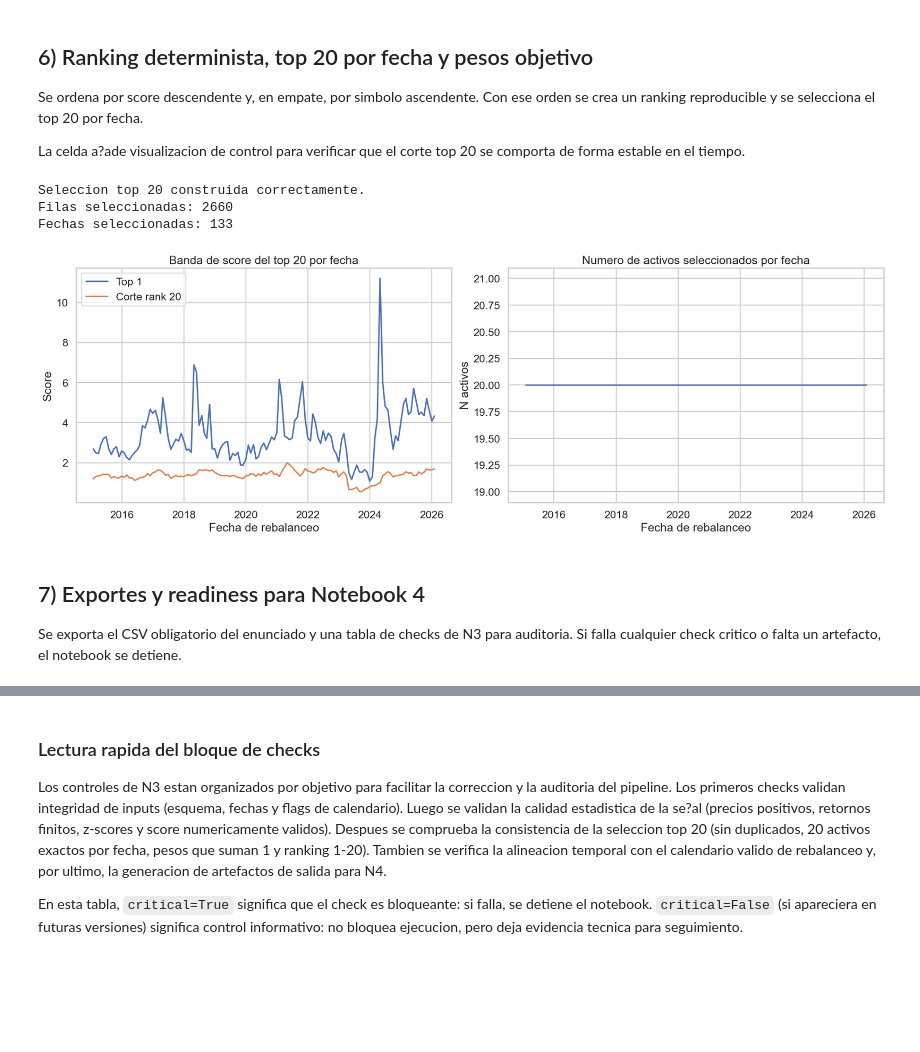
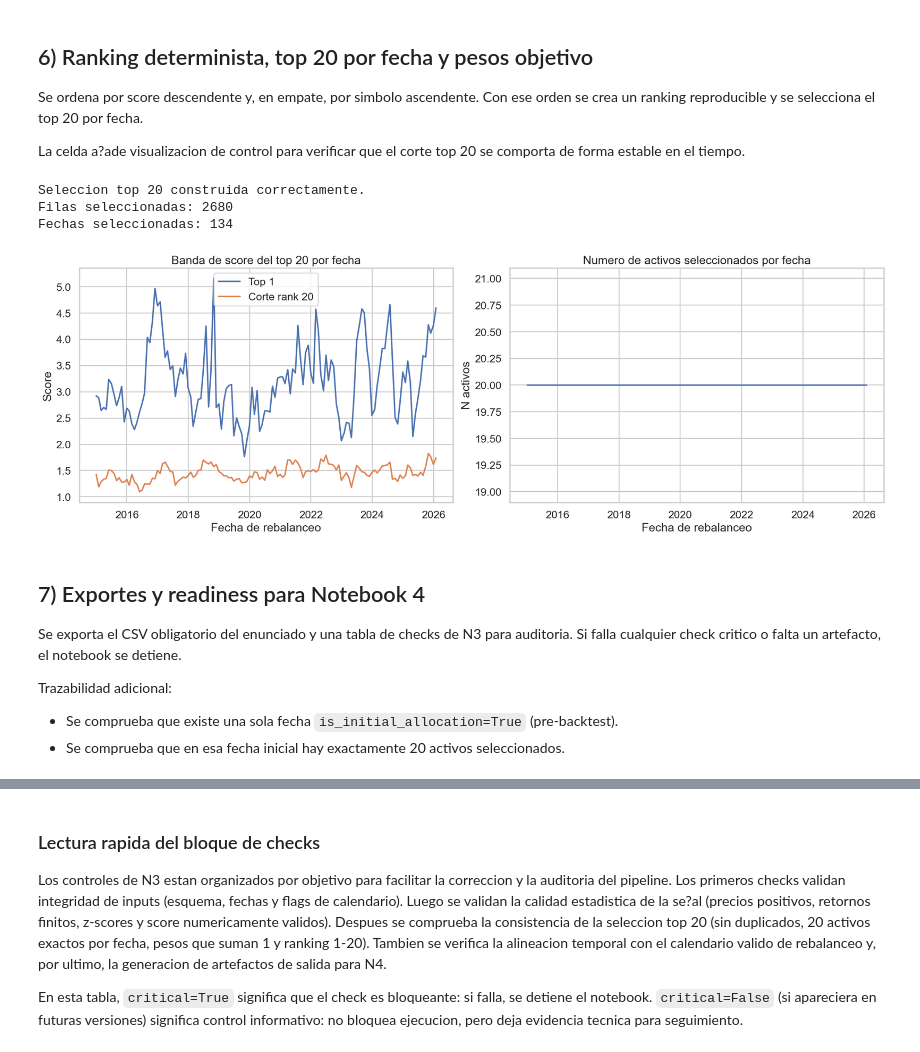
Before and after one commit to DaniPro22/Dise-o-de-Algoritmos-y-Backtesting-Avanzado, a Jupyter notebook: Notebook_3_Implementacion_estrategia.ipynb, the cells around one changed output, grey strips where cells are left out. Cells and saved outputs as stored; diff of their text form; code cells hidden in the pictures; blank space fills up the shorter version.

```diff
--- a/Notebook_3_Implementacion_estrategia.ipynb
+++ b/Notebook_3_Implementacion_estrategia.ipynb
@@ -383,6 +455,7 @@ selected_output = selected_top20[
         "z12",
         "score",
         "target_weight",
+        "is_initial_allocation",
     ]
 ].sort_values(["rebalance_date", "rank", "symbol"]).reset_index(drop=True)
 
@@ -443,6 +516,26 @@ record_check(
     f"rows={len(selected_output)} expected_rows={expected_rows}",
 )
 
+initial_selected = selected_output.loc[selected_output["is_initial_allocation"] == True]
+initial_selected_dates = pd.Index(
+    initial_selected["rebalance_date"].drop_duplicates().sort_values()
+)
+record_check(
+    n3_check_rows,
+    "selected_single_initial_allocation_date",
+    len(initial_selected_dates) == 1,
+    (
+        f"initial_dates={len(initial_selected_dates)} "
+        f"first_initial={initial_selected_dates.min().date() if len(initial_selected_dates) else 'NA'}"
+    ),
+)
+record_check(
+    n3_check_rows,
+    "selected_initial_allocation_has_20_assets",
+    len(initial_selected) == TOP_N_ASSETS,
+    f"initial_selected_rows={len(initial_selected)}",
+)
+
 # Visual de control: evolucion del score top-1 y score de corte (rank 20).
 top1_score = (
     selected_output.loc[selected_output["rank"] == 1, ["rebalance_date", "score"]]
@@ -455,41 +548,45 @@ cutoff_score = (
     ]
     .rename(columns={"score": "top20_cutoff_score"})
 )
 score_band = top1_score.merge(cutoff_score, on="rebalance_date", how="inner")
 
 fig, axes = plt.subplots(1, 2, figsize=(18, 6), constrained_layout=True)
 
 sns.lineplot(data=score_band, x="rebalance_date", y="top1_score", ax=axes[0], label="Top 1")
 sns.lineplot(
     data=score_band,
     x="rebalance_date",
     y="top20_cutoff_score",
     ax=axes[0],
     label="Corte rank 20",
 )
 axes[0].set_title("Banda de score del top 20 por fecha")
 axes[0].set_xlabel("Fecha de rebalanceo")
 axes[0].set_ylabel("Score")
 
 counts_plot_df = counts_per_date.rename("selected_count").reset_index()
 sns.lineplot(data=counts_plot_df, x="rebalance_date", y="selected_count", ax=axes[1])
 axes[1].set_title("Numero de activos seleccionados por fecha")
 axes[1].set_xlabel("Fecha de rebalanceo")
 axes[1].set_ylabel("N activos")
 
 print("Seleccion top 20 construida correctamente.")
 print("Filas seleccionadas:", len(selected_output))
 print("Fechas seleccionadas:", len(selected_dates))
 # %% [output]
 Seleccion top 20 construida correctamente.
-Filas seleccionadas: 2660
-Fechas seleccionadas: 133
+Filas seleccionadas: 2680
+Fechas seleccionadas: 134
-[figure, old version]
+[figure, new version]
 # %% [markdown]
 ## 7) Exportes y readiness para Notebook 4
 
 Se exporta el CSV obligatorio del enunciado y una tabla de checks de N3 para auditoria.
 Si falla cualquier check critico o falta un artefacto, el notebook se detiene.
+
+Trazabilidad adicional:
+- Se comprueba que existe una sola fecha `is_initial_allocation=True` (pre-backtest).
+- Se comprueba que en esa fecha inicial hay exactamente 20 activos seleccionados.
 # %%
 selected_output.to_csv(OUT_N3_SELECTED_CSV, index=False)
 
```
Also changed, not shown: parts of 6 cells of this notebook, 2 other files.
